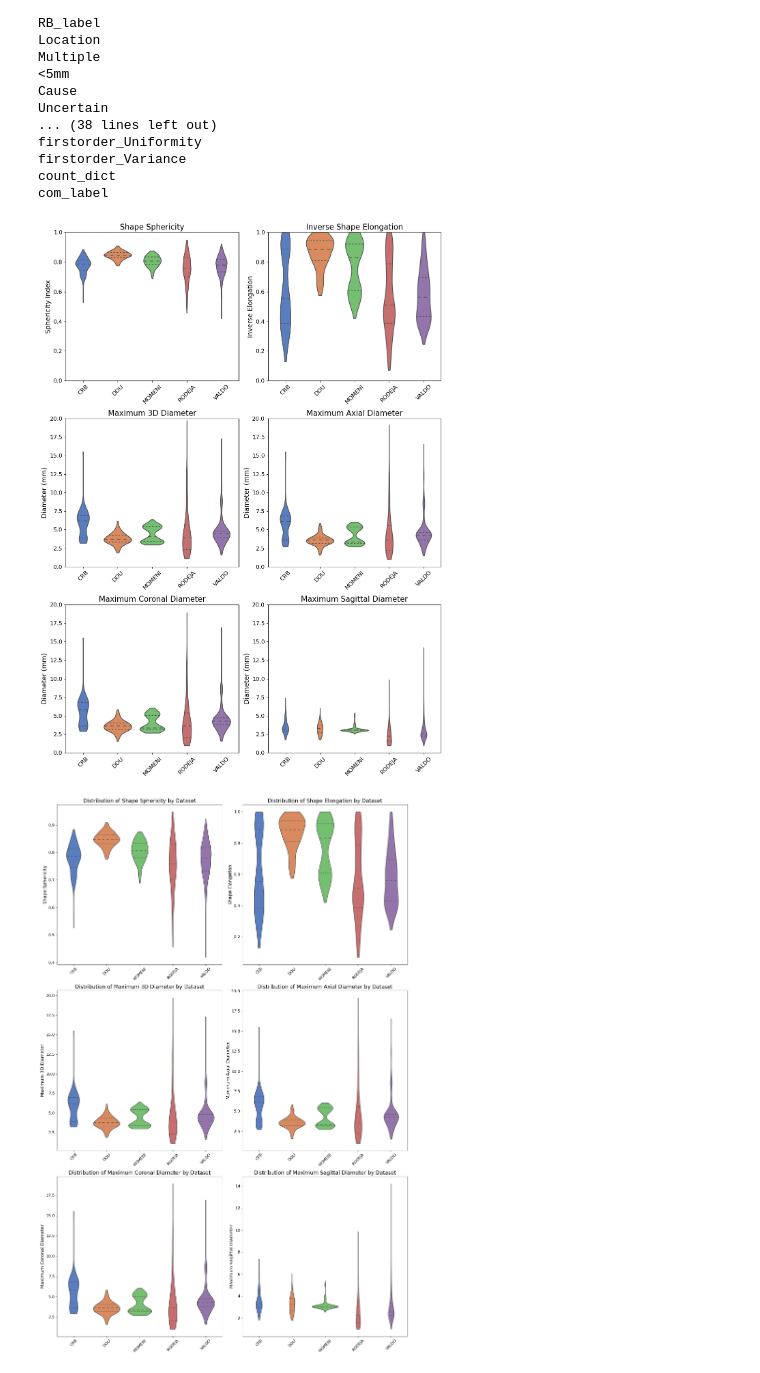
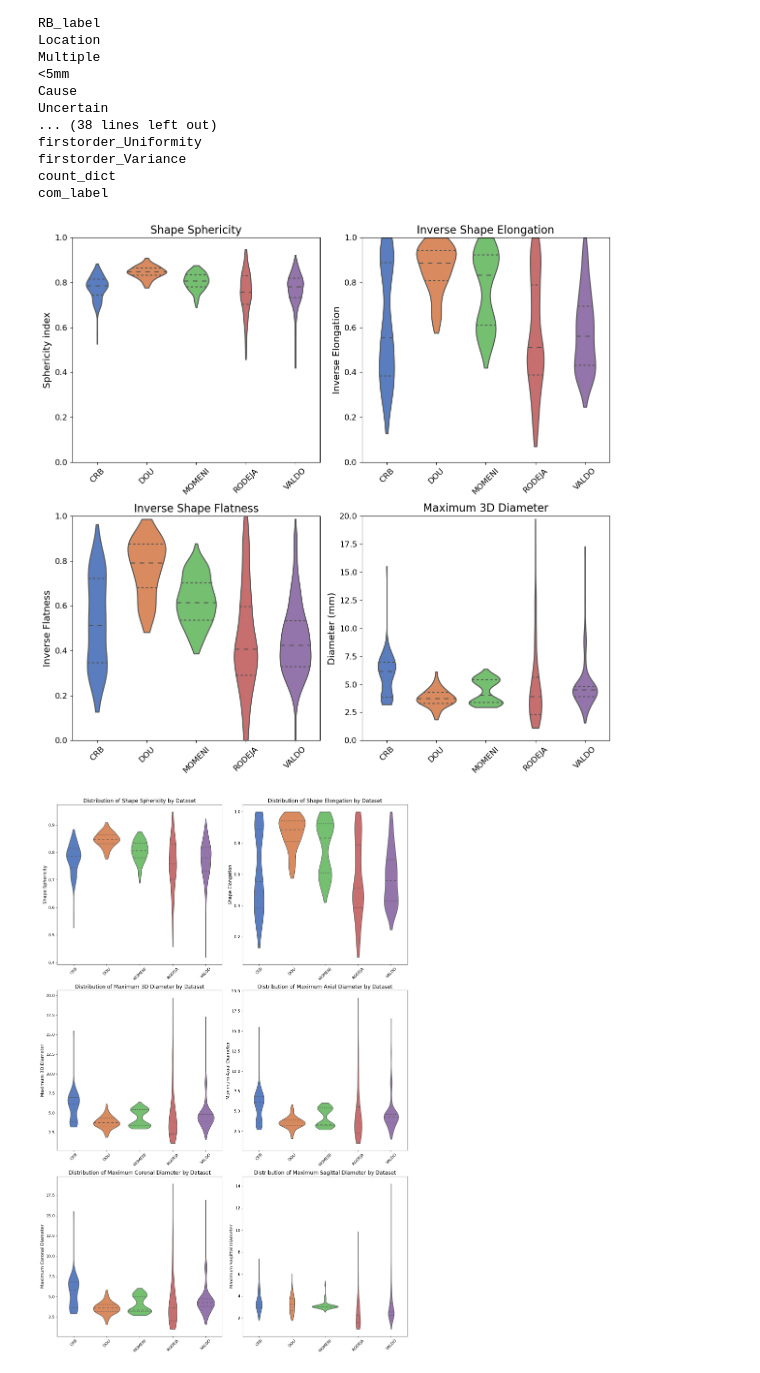
Before and after one commit to jorgedelpozolerida/MicrobleedNet, a Jupyter notebook: notebooks/analysis/CMB_shape_location.ipynb, the cells around one changed output. Saved outputs shown, nothing was run; the diff lists cells and outputs as text; code cells hidden in the pictures.

```diff
--- a/notebooks/analysis/CMB_shape_location.ipynb
+++ b/notebooks/analysis/CMB_shape_location.ipynb
@@ -111,7 +111,7 @@ count_dict
 com_label
 # %%
 # Example usage
-fig, axs = plt.subplots(3, 2, figsize=(12, 17))  # Increase the figure size for better visibility
+fig, axs = plt.subplots(2, 2, figsize=(12, 12))  # Increase the figure size for better visibility
 
 # title = fig.suptitle('Shape Features by Dataset', fontsize=20, verticalalignment='top')
 # fig.tight_layout(rect=[0, 0, 1, 0.95])  # Adjust the rect to provide space under the title
@@ -132,65 +132,75 @@ utils_plotting.create_violin_plot(
 
 utils_plotting.create_violin_plot(
     ax=axs[0, 1],
     data=df_radiomics.sort_values('Dataset'),
     column='shape_Elongation',
     group_by='Dataset',
     title='Inverse Shape Elongation',
     xlabel='',
     ylabel='Inverse Elongation',
     y_lim=(0, 1),
 )
 
 utils_plotting.create_violin_plot(
     ax=axs[1, 0],
     data=df_radiomics.sort_values('Dataset'),
+    column='shape_Flatness',
+    group_by='Dataset',
+    title='Inverse Shape Flatness',
+    xlabel='',
+    ylabel='Inverse Flatness',
+    y_lim=(0, 1),
+)
+
+utils_plotting.create_violin_plot(
+    ax=axs[1, 1],
+    data=df_radiomics.sort_values('Dataset'),
     column='shape_Maximum3DDiameter',
     group_by='Dataset',
     title='Maximum 3D Diameter',
     xlabel='',
     ylabel='Diameter (mm)',
     y_lim=(0, 20),
 )
+# utils_plotting.create_violin_plot(
+#     ax=axs[1, 1],
+#     data=df_radiomics.sort_values('Dataset'),
+#     column='shape_Maximum2DDiameterSlice',
+#     group_by='Dataset',
+#     title='Maximum Axial Diameter',
+#     xlabel='',
+#     ylabel='Diameter (mm)',
+#     y_lim=(0, 20),
+# )
+# utils_plotting.create_violin_plot(
+#     ax=axs[2, 0],
+#     data=df_radiomics.sort_values('Dataset'),
+#     column='shape_Maximum2DDiameterColumn',
+#     group_by='Dataset',
+#     title='Maximum Coronal Diameter',
+#     xlabel='',
+#     ylabel='Diameter (mm)',
+#     y_lim=(0, 20),
+# )
 
-utils_plotting.create_violin_plot(
-    ax=axs[1, 1],
-    data=df_radiomics.sort_values('Dataset'),
-    column='shape_Maximum2DDiameterSlice',
-    group_by='Dataset',
-    title='Maximum Axial Diameter',
-    xlabel='',
-    ylabel='Diameter (mm)',
-    y_lim=(0, 20),
-)
-utils_plotting.create_violin_plot(
-    ax=axs[2, 0],
-    data=df_radiomics.sort_values('Dataset'),
-    column='shape_Maximum2DDiameterColumn',
-    group_by='Dataset',
-    title='Maximum Coronal Diameter',
-    xlabel='',
-    ylabel='Diameter (mm)',
-    y_lim=(0, 20),
-)
-
-utils_plotting.create_violin_plot(
-    ax=axs[2, 1],
-    data=df_radiomics.sort_values('Dataset'),
-    column='shape_Maximum2DDiameterRow',
-    group_by='Dataset',
-    title='Maximum Sagittal Diameter',
-    xlabel='',
-    ylabel='Diameter (mm)',
-    y_lim=(0, 20),
-)
+# utils_plotting.create_violin_plot(
+#     ax=axs[2, 1],
+#     data=df_radiomics.sort_values('Dataset'),
+#     column='shape_Maximum2DDiameterRow',
+#     group_by='Dataset',
+#     title='Maximum Sagittal Diameter',
+#     xlabel='',
+#     ylabel='Diameter (mm)',
+#     y_lim=(0, 20),
+# )
 
 fig.tight_layout(rect=[0, 0, 1, 0.97])   # Fine-tune the rect parameter if needed
 
 # Adjust layout and display plot
 plt.savefig("../../data-misc/img/radiomics_features_by_dataset.png")
 plt.show()
 # %% [output]
-[figure, old version]
+[figure, new version]
 # %%
 # Example usage
 fig, axs = plt.subplots(3, 2, figsize=(16, 24))  # Increase the figure size for better visibility
```
Also changed, not shown: 6 other files.
